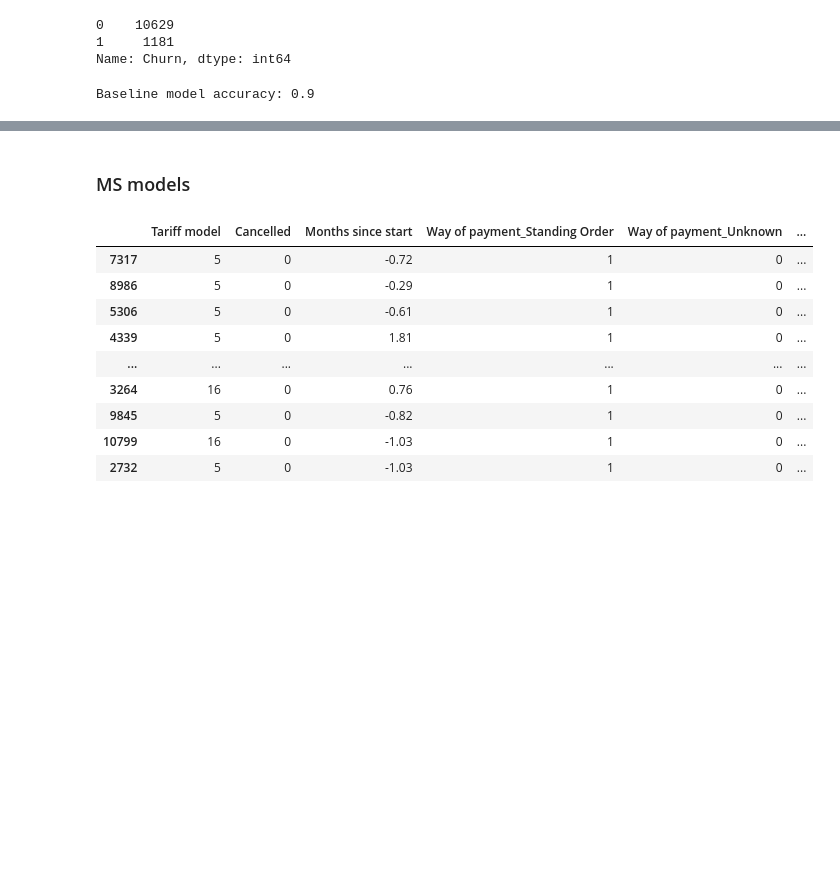
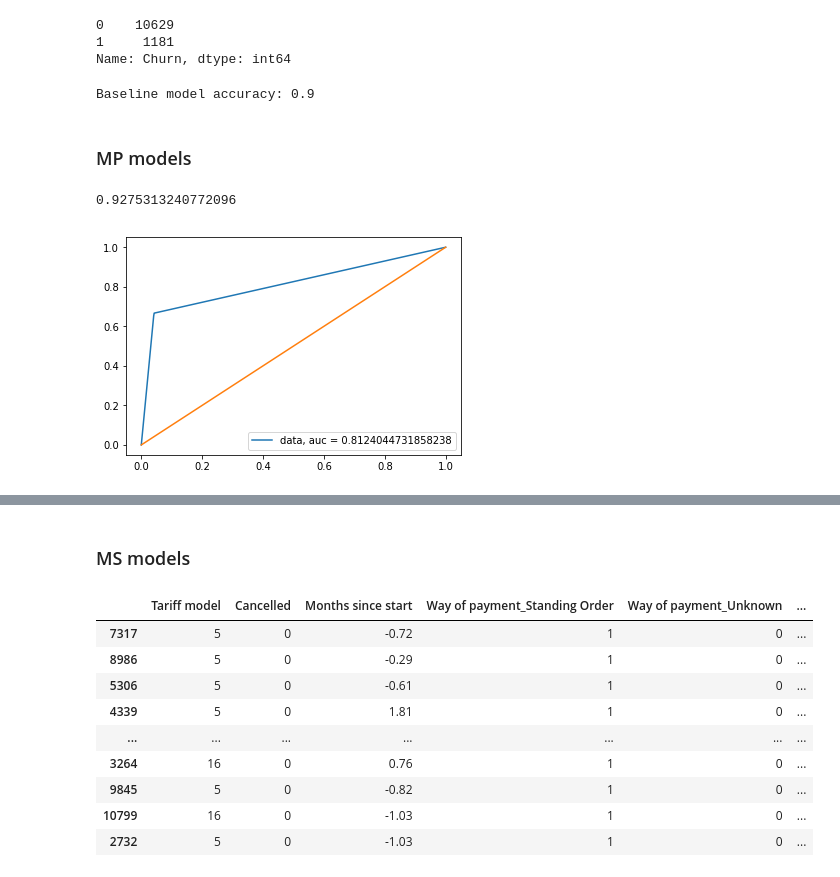
Before and after one commit to pracowniaPK/DataProject, a Jupyter notebook: project2.ipynb, the cells around one changed output, grey strips where cells are left out. Drawn from its saved outputs; the diff is of its cells as text; code cells hidden in the pictures; blank space fills up the shorter version.

```diff
--- a/project2.ipynb
+++ b/project2.ipynb
@@ -176,3 +176,5 @@ for (a1, a2) in zip(baseline_model(data), data['Churn']) :
 print("Baseline model accuracy: {}".format(a/s))
 # %% [output]
 Baseline model accuracy: 0.9
+# %% [markdown]
+### MP models
@@ -178,0 +190,16 @@ Baseline model accuracy: 0.9
+# %%
+# Decision Tree
+MP_model1 = DecisionTreeClassifier()
+MP_model1.fit(train_X_MP, train_y)
+print(MP_model1.score(test_X_MP, test_y))
+
+predicted_y_MP = MP_model1.predict_proba(test_X_MP)[:,1]
+fpr, tpr, _ = roc_curve(test_y, predicted_y_MP)
+auc = roc_auc_score(test_y, predicted_y_MP)
+plt.plot(fpr,tpr,label="data, auc = {}".format(str(auc)))
+plt.legend(loc=4)
+plt.plot(tpr,tpr)
+plt.show()
+# %% [output]
+0.9275313240772096
+[figure, added]
```
Also changed, not shown: parts of 17 cells of this notebook.
